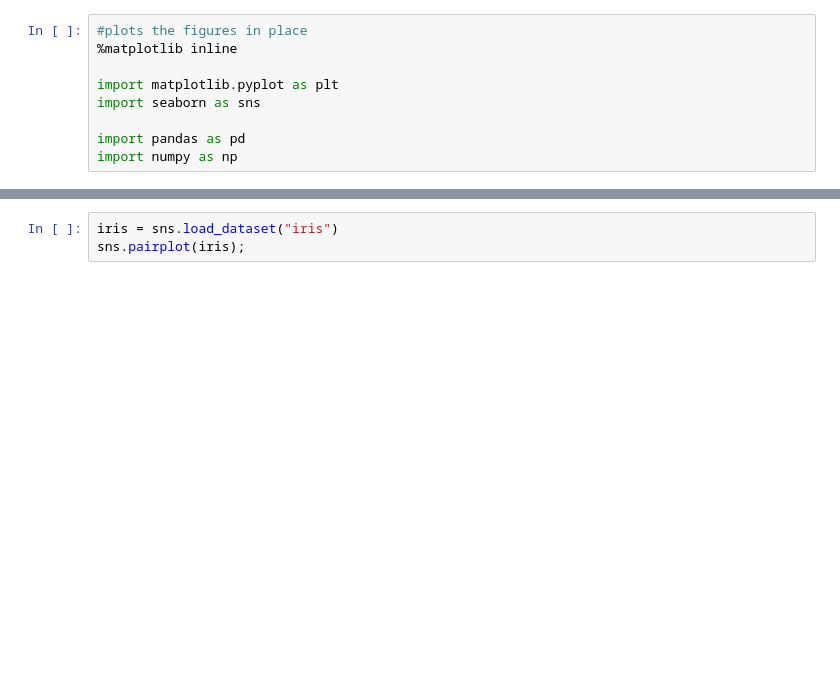
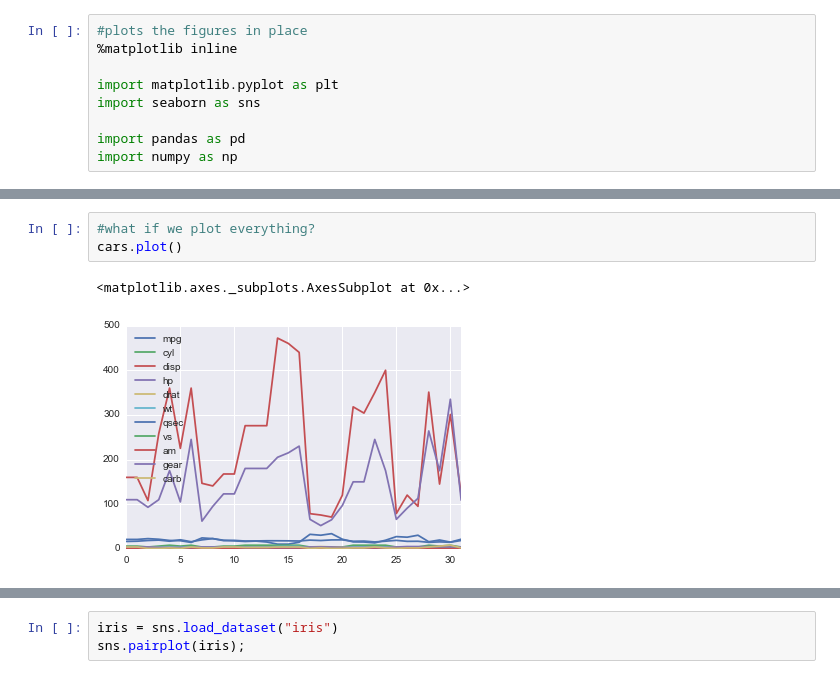
Before and after one commit to sgratzl/ipython-tutorial-VA2015, a Jupyter notebook: 03_Plotting.ipynb, the cells around one changed output, grey strips where cells are left out. Cells and saved outputs as stored; diff of their text form; blank space fills up the shorter version.

```diff
--- a/03_Plotting.ipynb
+++ b/03_Plotting.ipynb
@@ -28,0 +48,6 @@ sns.distplot(x);
+# %%
+#what if we plot everything?
+cars.plot()
+# %% [output]
+<matplotlib.axes._subplots.AxesSubplot at 0x...>
+[figure, added]
```
Also changed, not shown: parts of 15 cells of this notebook, 1 other file.
